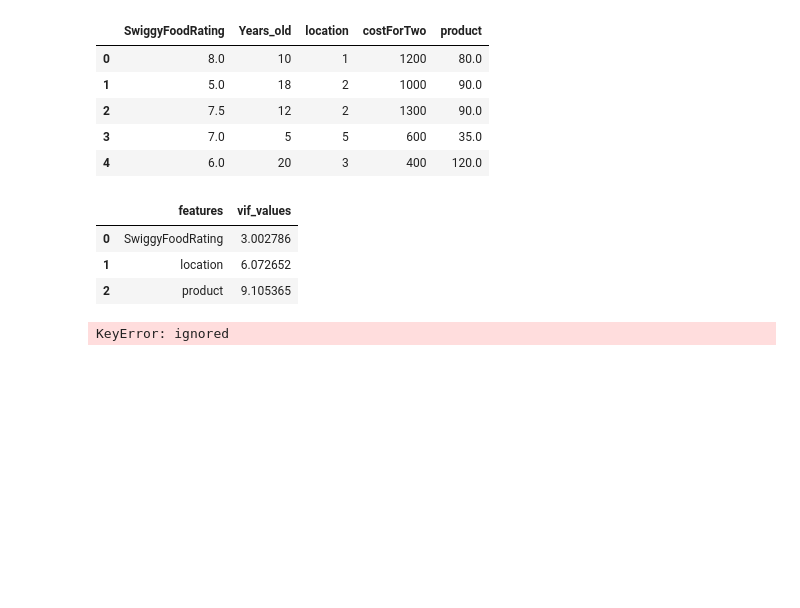
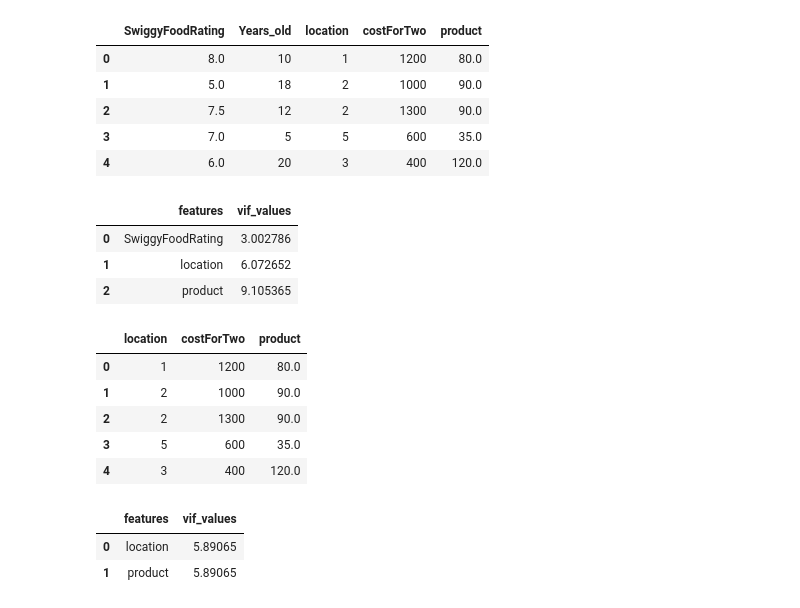
Before and after one commit to Balajilp/ML-Techniques-important, a Jupyter notebook: Variance_Inflation_Factor(VIF).ipynb, the cells around one changed output. Drawn from its saved outputs; the diff is of its cells as text; code cells hidden in the pictures; blank space fills up the shorter version.

```diff
--- a/Variance_Inflation_Factor(VIF).ipynb
+++ b/Variance_Inflation_Factor(VIF).ipynb
@@ -100,8 +100,19 @@ calculate_vif(features_2)
 | 2 | product | 9.105365 |
 # %%
 df.drop('SwiggyFoodRating', axis=1, inplace=True)
+# %%
+df.head()
+# %% [output]
+|  | location | costForTwo | product |
+| 0 | 1 | 1200 | 80.0 |
+| 1 | 2 | 1000 | 90.0 |
+| 2 | 2 | 1300 | 90.0 |
+| 3 | 5 | 600 | 35.0 |
+| 4 | 3 | 400 | 120.0 |
 # %%
-features_4 = df.drop('CostForTwo', axis=1)
+features_4 = df.drop('costForTwo', axis=1)
 calculate_vif(features_4)
 # %% [output]
-KeyError: ignored
+|  | features | vif_values |
+| 0 | location | 5.89065 |
+| 1 | product | 5.89065 |
```
